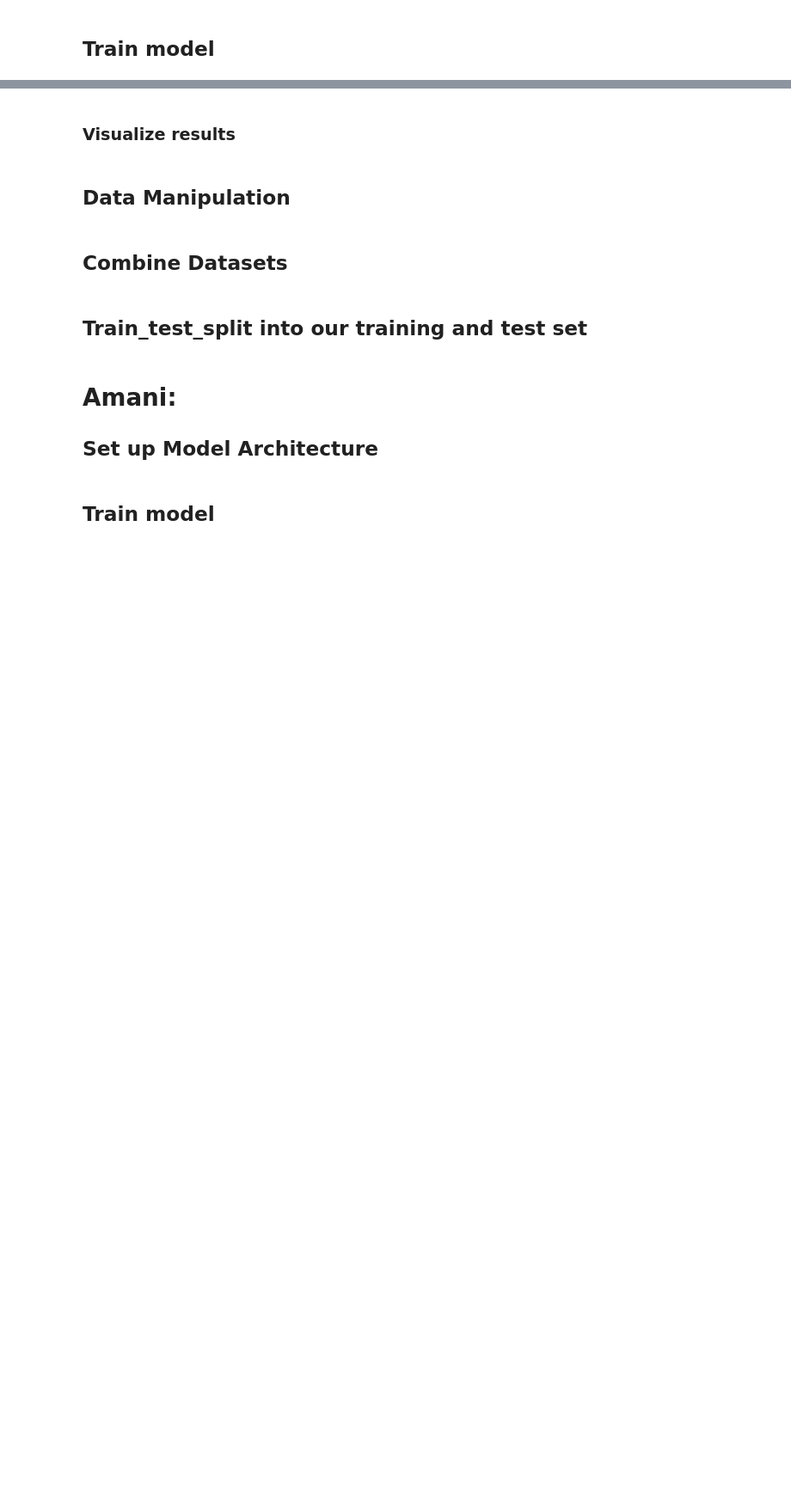
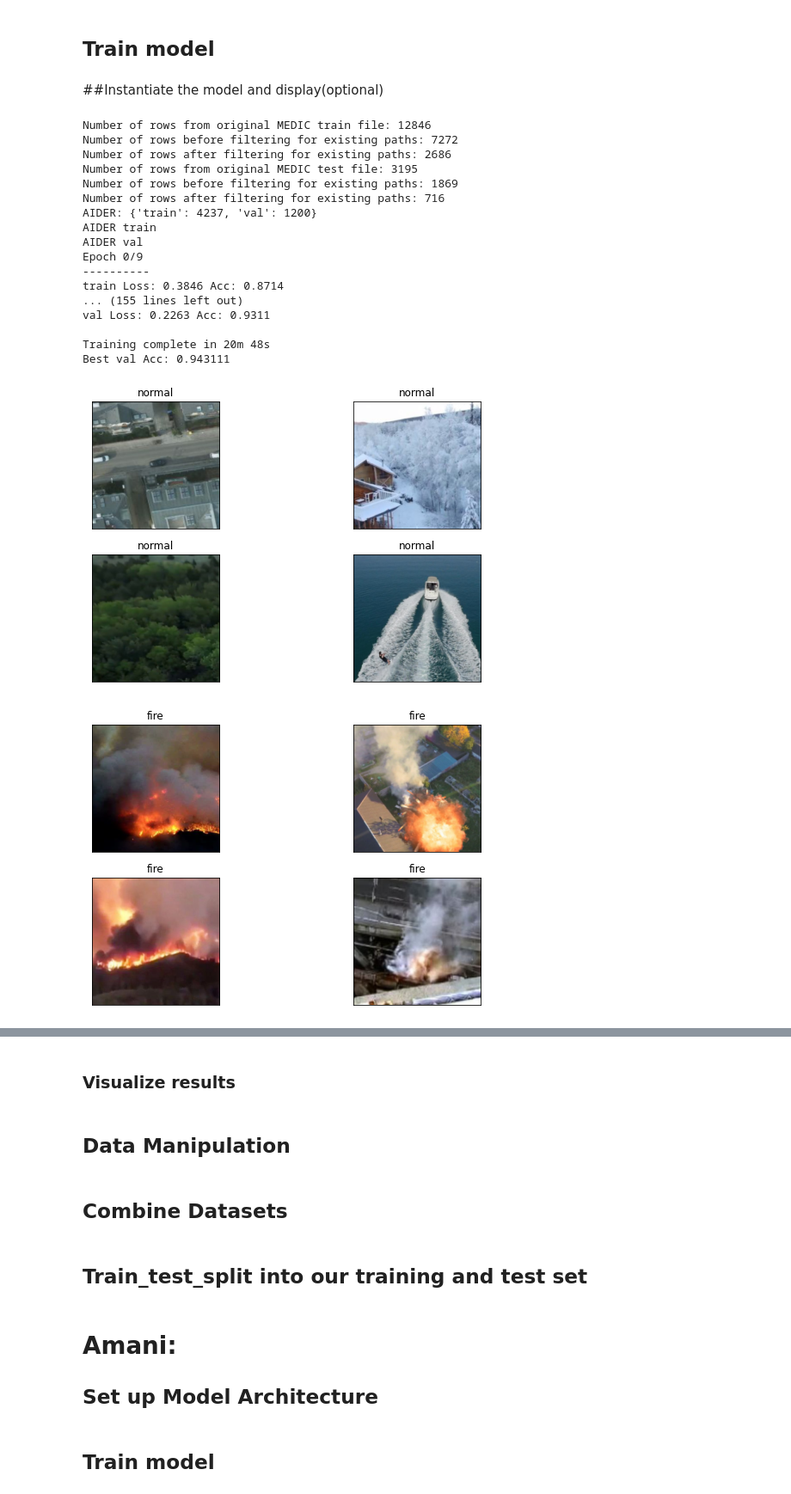
Before and after one commit to Colin-Bryan/Computer-Vision-for-Natural-Disasters, a Jupyter notebook: notebooks/Explore.ipynb, the cells around one changed output, grey strips where cells are left out. Shown at 86% size. Drawn from its saved outputs; the diff is of its cells as text; code cells hidden in the pictures; blank space fills up the shorter version.

Commit message:
filter, combine, and put sections into functions

```diff
--- a/notebooks/Explore.ipynb
+++ b/notebooks/Explore.ipynb
@@ -123,7 +147,3 @@ data_transforms = {
-# %%
-#Create datasets for training and validation sets--AIDER
-train_dataset = datasets.ImageFolder(os.path.join(os.getcwd(), 'AIDER_filtered/train'), data_transforms['train'])
-val_dataset = datasets.ImageFolder(os.path.join(os.getcwd(), 'AIDER_filtered/val'), data_transforms['val'])
 # %%
 from pandas.core.frame import DataFrame
 class CustomDataset(Dataset):
@@ -290,7 +351,7 @@ optimizer = optim.SGD(net.parameters(), lr=0.001, momentum=0.9)
 # %% [markdown]
 ## Train model
 # %%
-def train_model(model, criterion, optimizer, dataloaders, scheduler, device, num_epochs=25):
+def train_model(model, criterion, optimizer, dataloaders, scheduler, device, dataset_sizes, num_epochs=25):
     model = model.to(device) # Send model to GPU if available
     since = time.time()
 
@@ -363,18 +424,9 @@ def train_model(model, criterion, optimizer, dataloaders, scheduler, device, num
     model.load_state_dict(best_model_wts)
 
     return model
-# %%
-# Learning rate scheduler - decay LR by a factor of 0.1 every 7 epochs
-lr_scheduler = optim.lr_scheduler.StepLR(optimizer, step_size=7, gamma=0.1)
-
-# Set device
-device = torch.device("cuda:0" if torch.cuda.is_available() else "cpu")
-
-# Train the model
-net = train_model(net, criterion, optimizer, dataloaders, lr_scheduler, device, num_epochs=10)
 # %%
 # Display a batch of predictions
-def visualize_results(model,dataloader,device):
+def visualize_results(model,val_loader,device, class_names):
     model = model.to(device) # Send model to GPU if available
     with torch.no_grad():
         model.eval()
@@ -400,5 +452,5 @@ def visualize_results(model,dataloader,device):
         ax.set_title("{} ({})".format(class_names[preds[idx]], class_names[labels[idx]]),
                     color=("green" if preds[idx]==labels[idx] else "red"))
     return
-
-visualize_results(net,val_loader,device)
+# %% [markdown]
+##Instantiate the model and display(optional)
@@ -404,0 +491,58 @@ visualize_results(net,val_loader,device)
+# %%
+def main():
+    aider_train_dataset, aider_val_dataset = generate_aider_datasets()
+    medic_train_dataset, medic_val_dataset, medic_train_df, medic_val_df = generate_medic_datasets()
+    combined_train_dataset, combined_val_dataset = generate_combined_datasets(medic_train_df, medic_val_df)
+
+    data_sources = {
+        'AIDER': {
+          'train': aider_train_dataset,
+          'val': aider_val_dataset
+        },
+        'MEDIC': {
+          'train': medic_train_dataset,
+          'val': medic_val_dataset
+        },
+        'combined': {
+          'train': combined_train_dataset,
+          'val': combined_val_dataset
+        }
+    }
+
+    models = [torchvision.models.resnet50(pretrained=True)]
+    batch_size = 4
+
+    for data_source in data_sources:
+        train_dataset = data_sources[data_source]['train']
+        val_dataset =  data_sources[data_source]['val']
+        dataloaders, dataset_sizes, class_names = init_dataloaders(train_dataset, val_dataset)
+        print(f'{data_source}: {dataset_sizes}')
+        # "Issue" with displaying: Only displays last images, may need to save dl and cn and run in separate cells
+        # print(f'{data_source} train')
+        # display_train_images(dataloaders['train'], class_names, batch_size)
+        # print(f'{data_source} val')
+        # display_val_images(dataloaders['val'], class_names, batch_size)
+        for model in models:
+            instantiate_train_visualize(model, dataloaders, dataset_sizes, class_names)
+            print('-' * 20)
+main()
+# %% [output]
+Number of rows from original MEDIC train file: 12846
+Number of rows before filtering for existing paths: 7272
+Number of rows after filtering for existing paths: 2686
+Number of rows from original MEDIC test file: 3195
+Number of rows before filtering for existing paths: 1869
+Number of rows after filtering for existing paths: 716
+AIDER: {'train': 4237, 'val': 1200}
+AIDER train
+AIDER val
+Epoch 0/9
+----------
+train Loss: 0.3846 Acc: 0.8714
+... (155 lines left out)
+val Loss: 0.2263 Acc: 0.9311
+
+Training complete in 20m 48s
+Best val Acc: 0.943111
+[figure, added]
+[figure, added]
```
Also changed, not shown: parts of 23 cells of this notebook.
